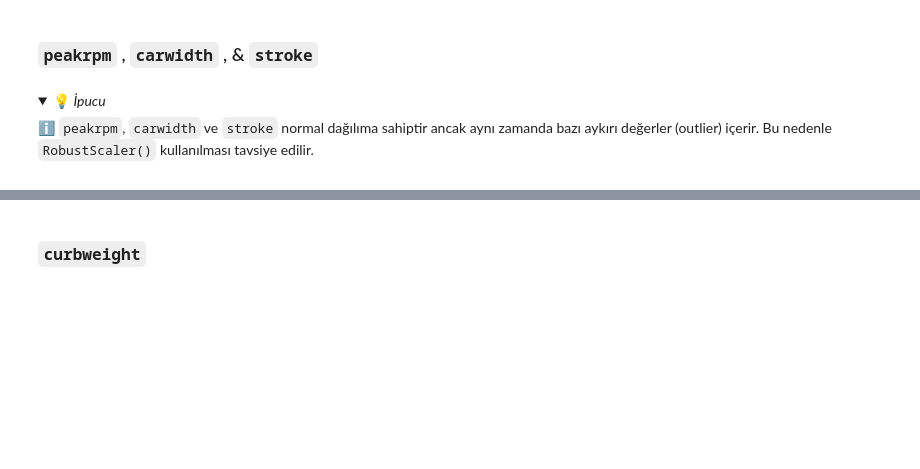
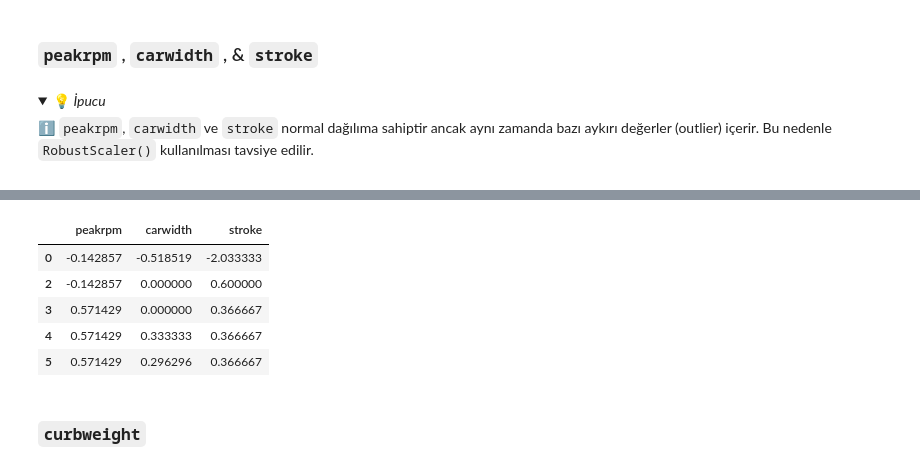
Before and after one commit to inurekici/S16D2-S-Data-car-prices, a Jupyter notebook: Car-Prices.ipynb, the cells around one changed output, grey strips where cells are left out. Cells and saved outputs as stored; diff of their text form; code cells hidden in the pictures; folded sections open; blank space fills up the shorter version.

```diff
--- a/Car-Prices.ipynb
+++ b/Car-Prices.ipynb
@@ -199,3 +208,17 @@ Dönüştürülmüş değerlerle orijinal sütunları değiştirin.
+# %%
+from sklearn.preprocessing import RobustScaler
+features_to_scale = ['peakrpm', 'carwidth', 'stroke']
+
+robust_scaler = RobustScaler()
+df[features_to_scale] = robust_scaler.fit_transform(df[features_to_scale])
+df[features_to_scale].head()
+# %% [output]
+|  | peakrpm | carwidth | stroke |
+| 0 | -0.142857 | -0.518519 | -2.033333 |
+| 2 | -0.142857 | 0.000000 | 0.600000 |
+| 3 | 0.571429 | 0.000000 | 0.366667 |
+| 4 | 0.571429 | 0.333333 | 0.366667 |
+| 5 | 0.571429 | 0.296296 | 0.366667 |
 # %% [markdown]
 ### `curbweight`
 # %% [markdown]
```
Also changed, not shown: parts of 24 cells of this notebook, 1 other file.
